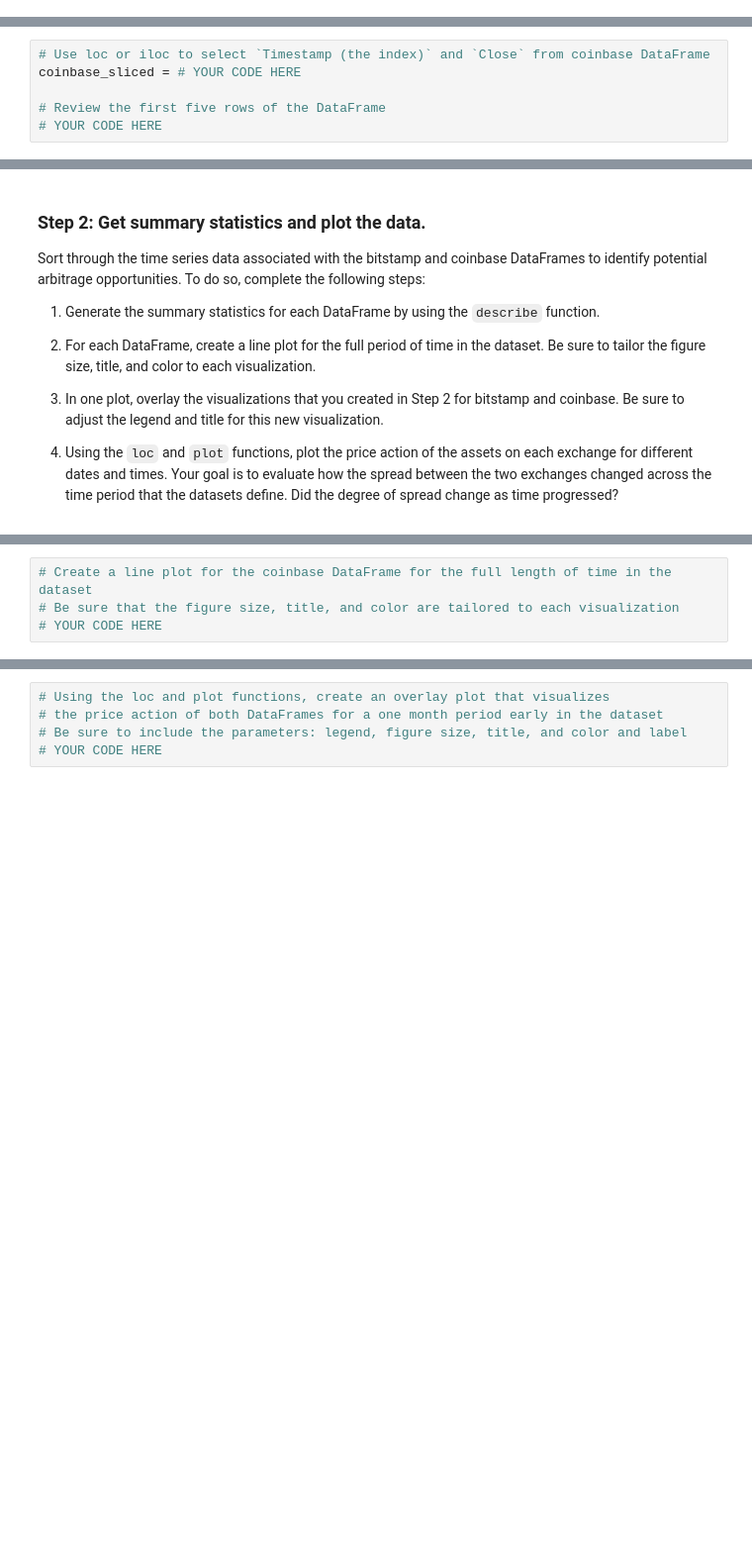
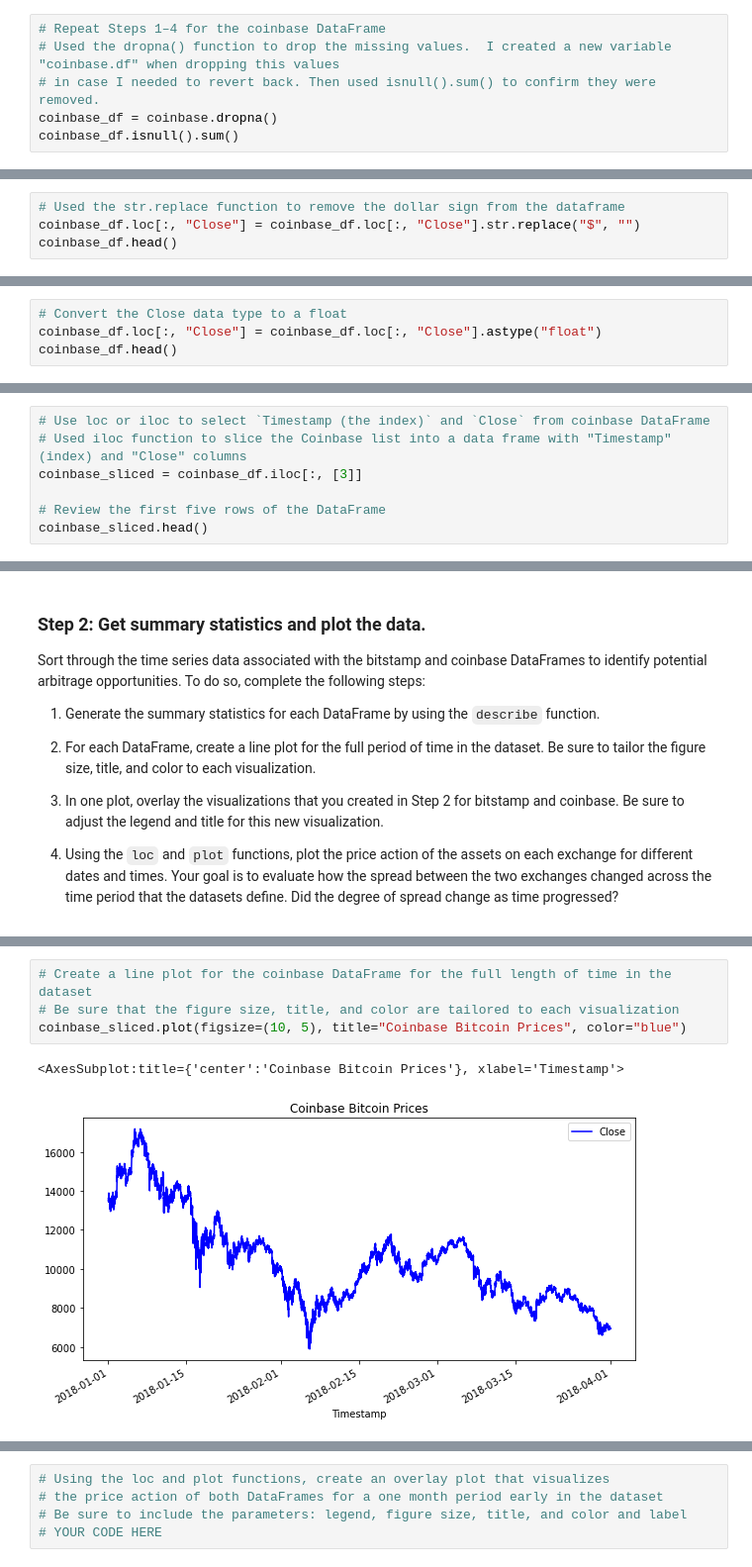
Before and after one commit to jimhitchcock/Crypto_Arbitrage, a Jupyter notebook: crypto_arbitrage.ipynb, the cells around one changed output, grey strips where cells are left out. Shown at 99% size. Cells and saved outputs as stored; diff of their text form; blank space fills up the shorter version.

```diff
--- a/crypto_arbitrage.ipynb
+++ b/crypto_arbitrage.ipynb
@@ -103,0 +187,6 @@ To prepare and clean your data for analysis, complete the following steps:
+# %%
+# Repeat Steps 1–4 for the coinbase DataFrame
+# Used the dropna() function to drop the missing values.  I created a new variable "coinbase.df" when dropping this values
+# in case I needed to revert back. Then used isnull().sum() to confirm they were removed.
+coinbase_df = coinbase.dropna()
+coinbase_df.isnull().sum()
@@ -103,0 +202,4 @@ To prepare and clean your data for analysis, complete the following steps:
+# %%
+# Used the str.replace function to remove the dollar sign from the dataframe
+coinbase_df.loc[:, "Close"] = coinbase_df.loc[:, "Close"].str.replace("$", "")
+coinbase_df.head()
@@ -103,0 +219,4 @@ To prepare and clean your data for analysis, complete the following steps:
+# %%
+# Convert the Close data type to a float
+coinbase_df.loc[:, "Close"] = coinbase_df.loc[:, "Close"].astype("float")
+coinbase_df.head()
@@ -130,6 +288,7 @@ bitstamp_sliced = # YOUR CODE HERE
 # %%
 # Use loc or iloc to select `Timestamp (the index)` and `Close` from coinbase DataFrame
-coinbase_sliced = # YOUR CODE HERE
+# Used iloc function to slice the Coinbase list into a data frame with "Timestamp"(index) and "Close" columns
+coinbase_sliced = coinbase_df.iloc[:, [3]]
 
 # Review the first five rows of the DataFrame
-# YOUR CODE HERE
+coinbase_sliced.head()
@@ -158,7 +348,10 @@ Sort through the time series data associated with the bitstamp and coinbase Data
 # %%
 # Create a line plot for the coinbase DataFrame for the full length of time in the dataset
 # Be sure that the figure size, title, and color are tailored to each visualization
-# YOUR CODE HERE
+coinbase_sliced.plot(figsize=(10, 5), title="Coinbase Bitcoin Prices", color="blue")
+# %% [output]
+<AxesSubplot:title={'center':'Coinbase Bitcoin Prices'}, xlabel='Timestamp'>
+[figure, added]
 # %%
 # Overlay the visualizations for the bitstamp and coinbase DataFrames in one plot
 # The plot should visualize the prices over the full lenth of the dataset
```
Also changed, not shown: parts of 26 cells of this notebook.
